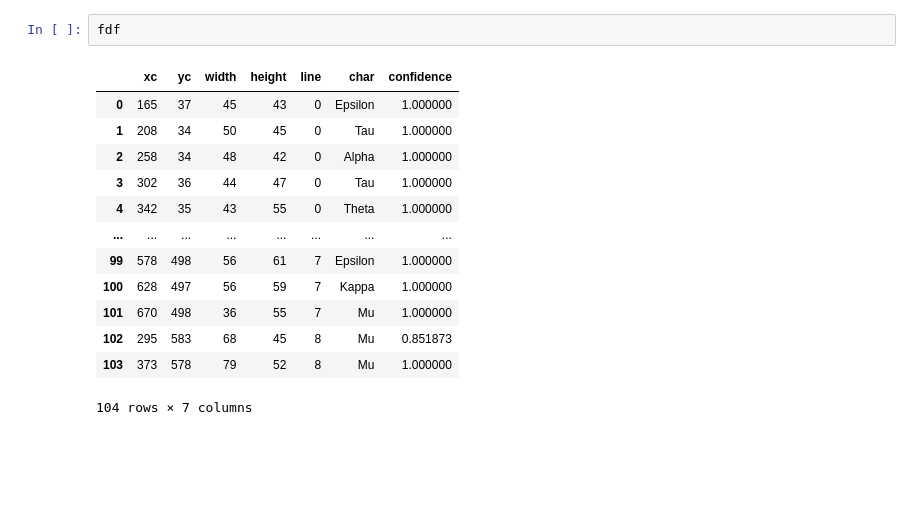
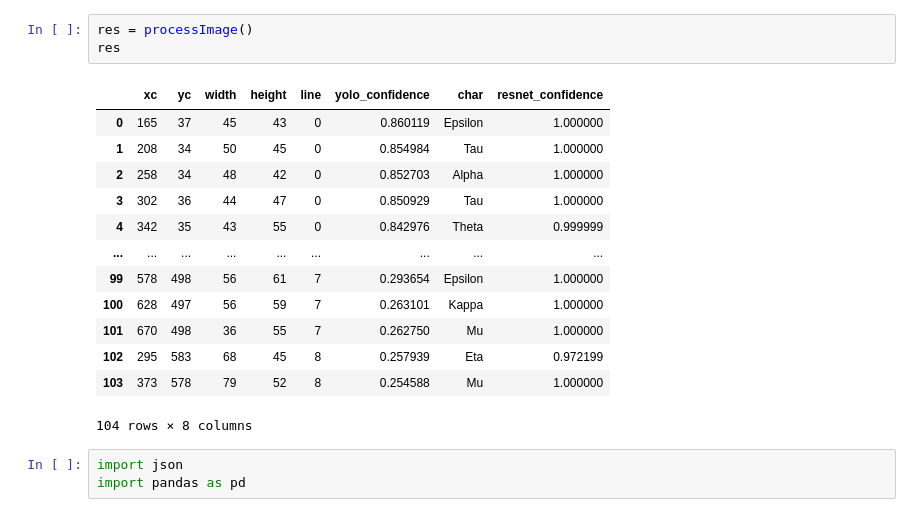
Before and after one commit to mis2n/Transkrybe, a Jupyter notebook: TESTING IN PROGRESS.ipynb, the cells around one changed output. Drawn from its saved outputs; the diff is of its cells as text; blank space fills up the shorter version.

```diff
--- a/TESTING IN PROGRESS.ipynb
+++ b/TESTING IN PROGRESS.ipynb
@@ -7,16 +12,20 @@ fdf, img = fullInference()
-# %%
-fdf
-# %% [output]
-|  | xc | yc | width | height | line | char | confidence |
-| 0 | 165 | 37 | 45 | 43 | 0 | Epsilon | 1.000000 |
-| 1 | 208 | 34 | 50 | 45 | 0 | Tau | 1.000000 |
-| 2 | 258 | 34 | 48 | 42 | 0 | Alpha | 1.000000 |
-| 3 | 302 | 36 | 44 | 47 | 0 | Tau | 1.000000 |
-| 4 | 342 | 35 | 43 | 55 | 0 | Theta | 1.000000 |
-| ... | ... | ... | ... | ... | ... | ... | ... |
-| 99 | 578 | 498 | 56 | 61 | 7 | Epsilon | 1.000000 |
-| 100 | 628 | 497 | 56 | 59 | 7 | Kappa | 1.000000 |
-| 101 | 670 | 498 | 36 | 55 | 7 | Mu | 1.000000 |
-| 102 | 295 | 583 | 68 | 45 | 8 | Mu | 0.851873 |
-| 103 | 373 | 578 | 79 | 52 | 8 | Mu | 1.000000 |
-104 rows × 7 columns
+# %%
+res = processImage()
+res
+# %% [output]
+|  | xc | yc | width | height | line | yolo_confidence | char | resnet_confidence |
+| 0 | 165 | 37 | 45 | 43 | 0 | 0.860119 | Epsilon | 1.000000 |
+| 1 | 208 | 34 | 50 | 45 | 0 | 0.854984 | Tau | 1.000000 |
+| 2 | 258 | 34 | 48 | 42 | 0 | 0.852703 | Alpha | 1.000000 |
+| 3 | 302 | 36 | 44 | 47 | 0 | 0.850929 | Tau | 1.000000 |
+| 4 | 342 | 35 | 43 | 55 | 0 | 0.842976 | Theta | 0.999999 |
+| ... | ... | ... | ... | ... | ... | ... | ... | ... |
+| 99 | 578 | 498 | 56 | 61 | 7 | 0.293654 | Epsilon | 1.000000 |
+| 100 | 628 | 497 | 56 | 59 | 7 | 0.263101 | Kappa | 1.000000 |
+| 101 | 670 | 498 | 36 | 55 | 7 | 0.262750 | Mu | 1.000000 |
+| 102 | 295 | 583 | 68 | 45 | 8 | 0.257939 | Eta | 0.972199 |
+| 103 | 373 | 578 | 79 | 52 | 8 | 0.254588 | Mu | 1.000000 |
+104 rows × 8 columns
+# %%
+import json
+import pandas as pd
```
Also changed, not shown: parts of 3 cells of this notebook, 7 other files.
